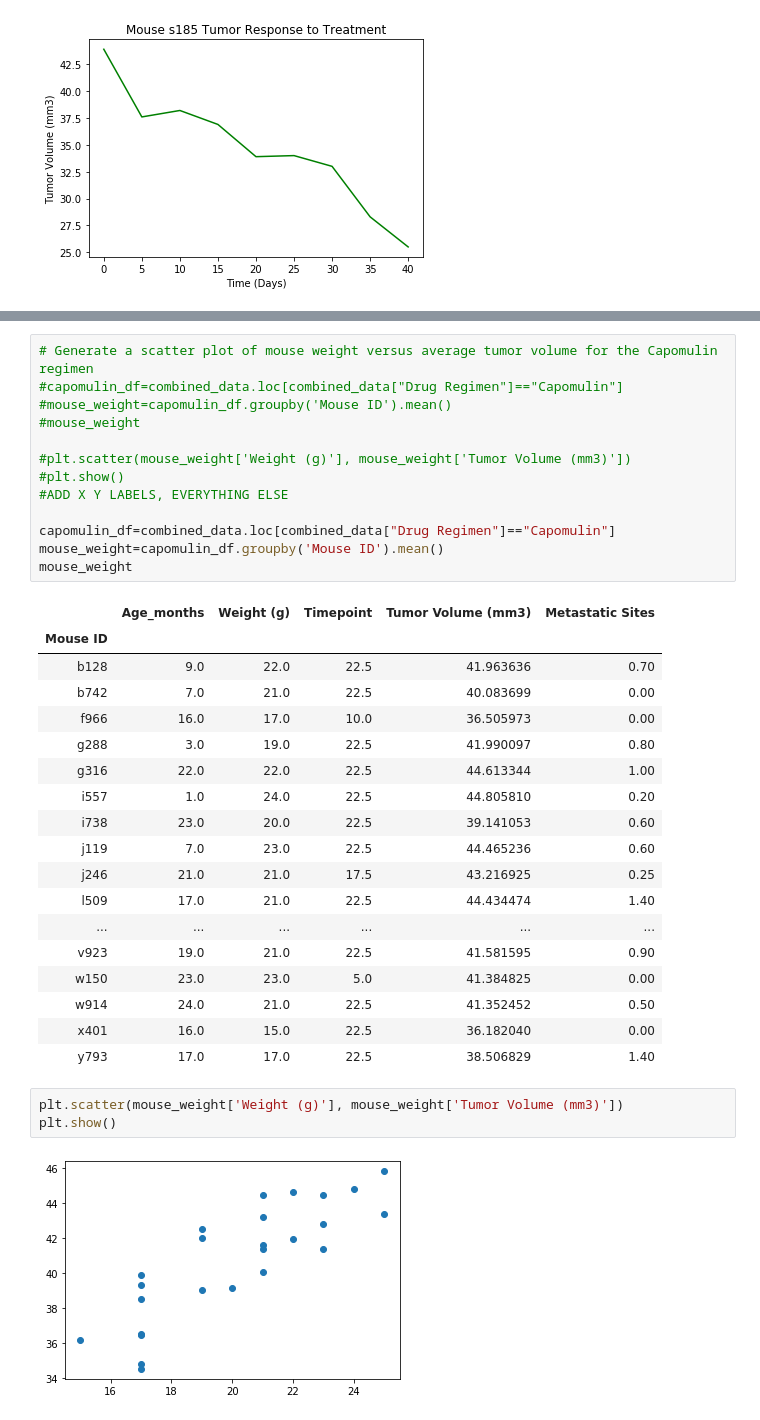
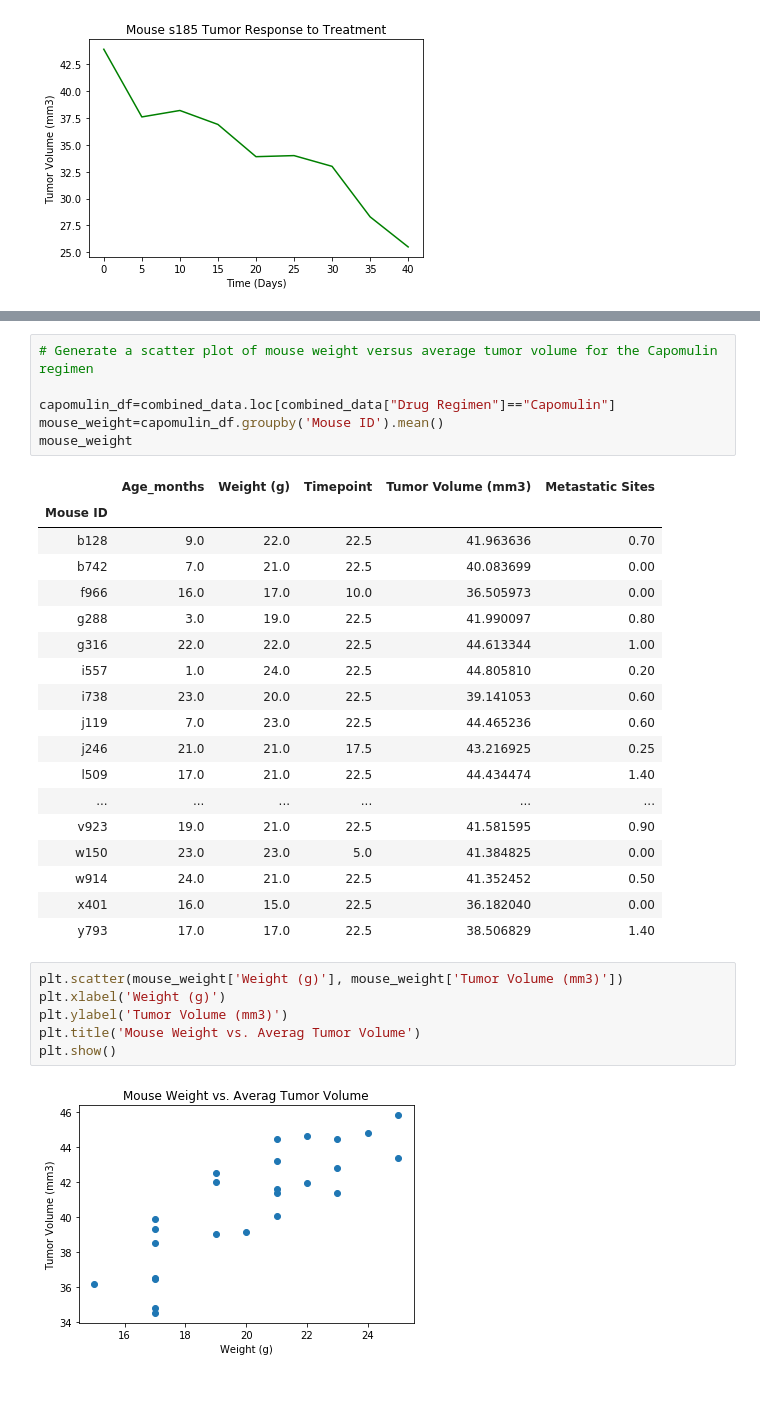
Before and after one commit to kyranduncan/Matplotlib_Challenge, a Jupyter notebook: pymaceuticals_starter.ipynb, the cells around one changed output, grey strips where cells are left out. Cells and saved outputs as stored; diff of their text form; blank space fills up the shorter version.

Commit message:
Everything except final tumor vol calculations and box plots

```diff
--- a/pymaceuticals_starter.ipynb
+++ b/pymaceuticals_starter.ipynb
@@ -409,12 +384,5 @@ ValueError: x and y must have same first dimension, but have shapes (10,) and (2
 # %%
 # Generate a scatter plot of mouse weight versus average tumor volume for the Capomulin regimen
-#capomulin_df=combined_data.loc[combined_data["Drug Regimen"]=="Capomulin"]
-#mouse_weight=capomulin_df.groupby('Mouse ID').mean()
-#mouse_weight
-
-#plt.scatter(mouse_weight['Weight (g)'], mouse_weight['Tumor Volume (mm3)'])
-#plt.show()
-#ADD X Y LABELS, EVERYTHING ELSE
 
 capomulin_df=combined_data.loc[combined_data["Drug Regimen"]=="Capomulin"]
 mouse_weight=capomulin_df.groupby('Mouse ID').mean()
@@ -440,9 +408,12 @@ mouse_weight
 | y793 | 17.0 | 17.0 | 22.5 | 38.506829 | 1.40 |
 # %%
 plt.scatter(mouse_weight['Weight (g)'], mouse_weight['Tumor Volume (mm3)'])
+plt.xlabel('Weight (g)')
+plt.ylabel('Tumor Volume (mm3)')
+plt.title('Mouse Weight vs. Averag Tumor Volume')
 plt.show()
 # %% [output]
-[figure, old version]
+[figure, new version]
 # %%
 # Calculate the correlation coefficient and linear regression model for mouse weight and average tumor volume for the Capomulin regimen
 x_values = mouse_weight['Weight (g)']
```
Also changed, not shown: parts of 5 cells of this notebook.
